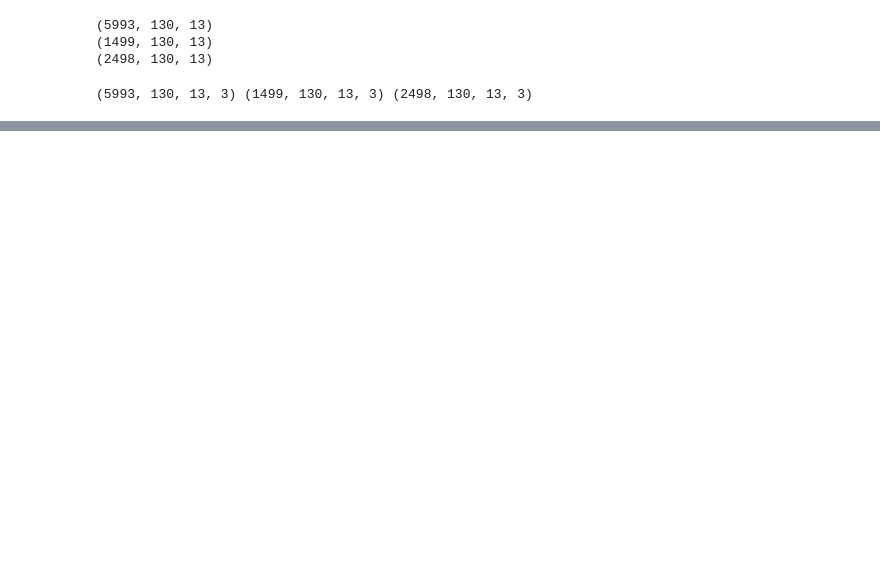
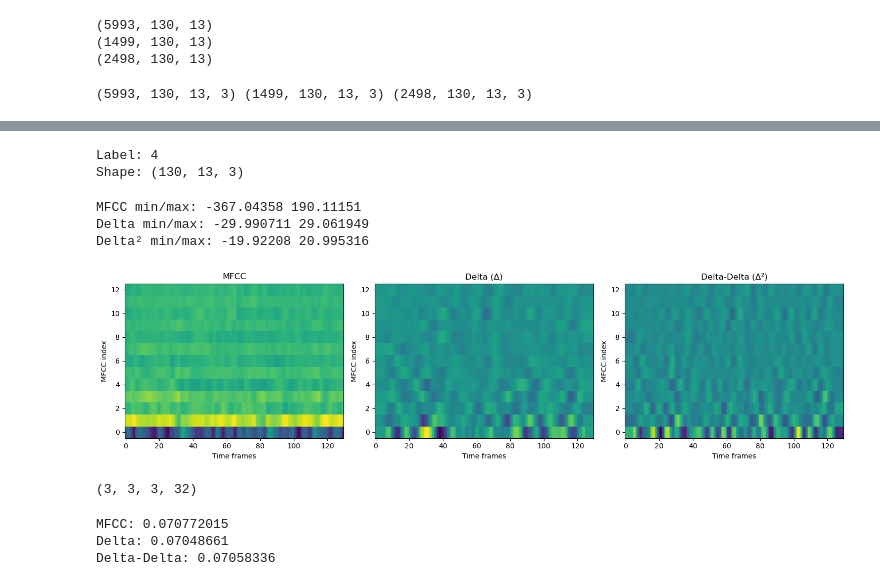
Before and after one commit to Joelito27/EDS_AI_JJ, a Jupyter notebook: Genre_Classification.ipynb, the cells around one changed output, grey strips where cells are left out. Saved outputs shown, nothing was run; the diff lists cells and outputs as text; code cells hidden in the pictures; blank space fills up the shorter version.

```diff
--- a/Genre_Classification.ipynb
+++ b/Genre_Classification.ipynb
@@ -445,0 +441,60 @@ Eager: True
+# %%
+idx = 0  # oder irgendein Index
+X_sample = X_test_3d[idx]   # shape: (130, 13, 3)
+y_sample = y_test[idx]
+
+print("Label:", y_sample)
+print("Shape:", X_sample.shape)
+# %% [output]
+Label: 4
+Shape: (130, 13, 3)
+# %%
+mfcc   = X_sample[:, :, 0]
+delta  = X_sample[:, :, 1]
+delta2 = X_sample[:, :, 2]
+
+print("MFCC min/max:", mfcc.min(), mfcc.max())
+print("Delta min/max:", delta.min(), delta.max())
+print("Delta² min/max:", delta2.min(), delta2.max())
+# %% [output]
+MFCC min/max: -367.04358 190.11151
+Delta min/max: -29.990711 29.061949
+Delta² min/max: -19.92208 20.995316
+# %%
+import matplotlib.pyplot as plt
+
+fig, axs = plt.subplots(1, 3, figsize=(15, 4))
+
+axs[0].imshow(mfcc.T, aspect="auto", origin="lower")
+axs[0].set_title("MFCC")
+
+axs[1].imshow(delta.T, aspect="auto", origin="lower")
+axs[1].set_title("Delta (Δ)")
+
+axs[2].imshow(delta2.T, aspect="auto", origin="lower")
+axs[2].set_title("Delta-Delta (Δ²)")
+
+for ax in axs:
+    ax.set_xlabel("Time frames")
+    ax.set_ylabel("MFCC index")
+
+plt.tight_layout()
+plt.show()
+# %% [output]
+[figure, added]
+# %%
+conv1 = model_3d.layers[0]   # falls Input-Layer davor ist
+W, b = conv1.get_weights()
+
+print(W.shape)
+# %% [output]
+(3, 3, 3, 32)
+# %%
+channel_energy = np.mean(np.abs(W), axis=(0,1,3))
+print("MFCC:", channel_energy[0])
+print("Delta:", channel_energy[1])
+print("Delta-Delta:", channel_energy[2])
+# %% [output]
+MFCC: 0.070772015
+Delta: 0.07048661
+Delta-Delta: 0.07058336
```
Also changed, not shown: parts of 16 cells of this notebook.
